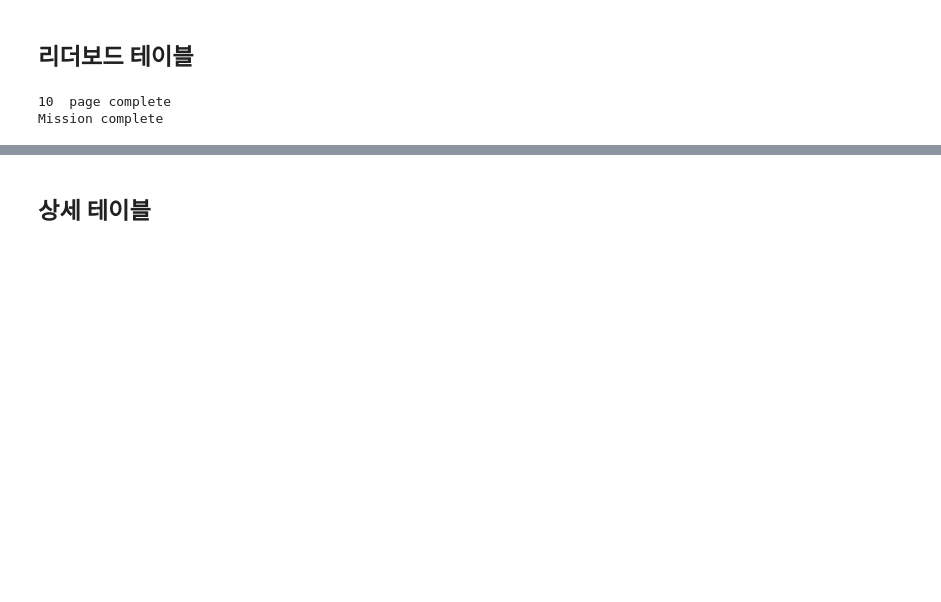
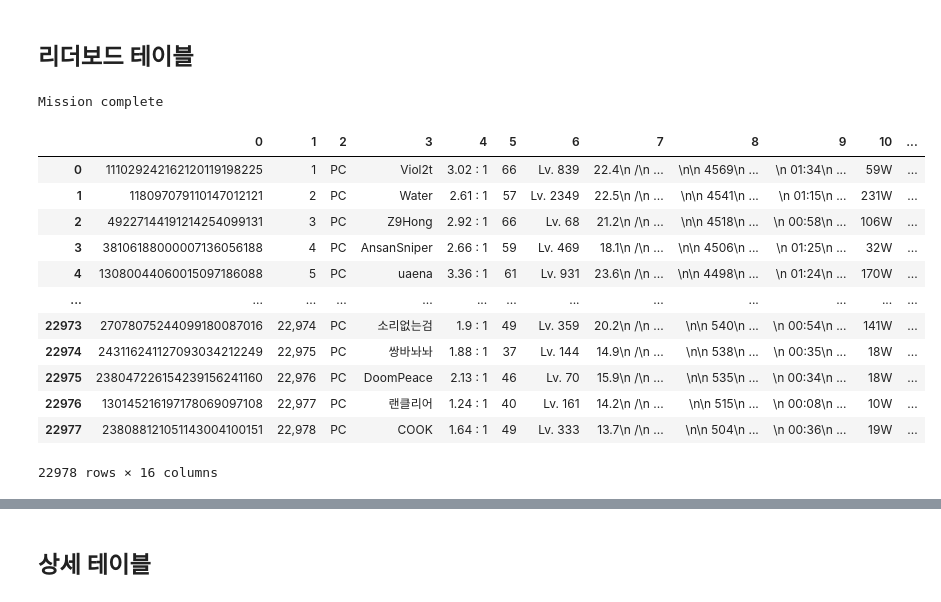
Before and after one commit to gagip/Overwatch, a Jupyter notebook: overwatch rank_add detail.ipynb, the cells around one changed output, grey strips where cells are left out. Drawn from its saved outputs; the diff is of its cells as text; code cells hidden in the pictures; blank space fills up the shorter version.

```diff
--- a/overwatch rank_add detail.ipynb
+++ b/overwatch rank_add detail.ipynb
@@ -14,6 +14,12 @@ from IPython.display import clear_output
 # %% [markdown]
 ## 리더보드 테이블
 # %%
+# hyper parameter
+minimum = 1
+maximum = 253
+
+
+
 data = []
 
 def find_tag(tag, class1):
@@ -22,7 +28,7 @@ def find_tag(tag, class1):
         row.append(result.get_text())
     else: row.append(-1)
 
-for page in range(1,224):
+for page in range(minimum, maximum):
 
     url = 'https://overwatch.op.gg/leaderboards?platform=pc&role_id=0&page={}'.format(page)
     resp = requests.get(url)
@@ -33,7 +39,7 @@ for page in range(1,224):
     table = soup.find('table', class_='LeaderBoardsTable')
 
     # tag
-    for tr in table.find('tbody').find_all('tr'):
+    for tr in table.find('tbody').find_all('tr', {'data-uid':True}):
         row = []
         # data base id
         row.append(tr['data-uid'])
@@ -42,33 +48,46 @@ for page in range(1,224):
             row.append(span.get_text())
         # 플레이어, K/D, 승률
         for b in tr.find_all('b'):
             row.append(b.get_text())
         # 레벨, 상세 K/D
         for em in tr.find_all('em'):
             row.append(em.get_text().strip())
         # 점수
         find_tag('td', 'ContentCell ContentCell-SkillRating')
         #  폭주 시간
         find_tag('td', 'ContentCell ContentCell-AvgFire')
         # 승
         find_tag('div', 'Win')
         # 패
         find_tag('div', 'Lose')
         # 플레이 시간
         find_tag('td', 'ContentCell ContentCell-PlayTime')
         # 모스트 영웅
         for heros in tr.find_all('td', class_='ContentCell ContentCell-MostHeros'):
             for hero in heros.find_all('img', alt=True): # 모스트 영웅은 img로 되어 있다.
                 row.append(hero['alt'])
 
         # 하나의 행을 data에 축적
         data.append(row)
 
     # 진행사항 출력
-    if page % 10 == 0:
-        print(page, " page complete")
+    print("{} / {} page complete".format(page, maximum))
+    clear_output(wait=True)
 print("Mission complete")
 df = pd.DataFrame(data)
+df
 # %% [output]
-10  page complete
 Mission complete
+|  | 0 | 1 | 2 | 3 | 4 | 5 | 6 | 7 | 8 | 9 | 10 | ... |
+| 0 | 111029242162120119198225 | 1 | PC | Viol2t | 3.02 : 1 | 66 | Lv. 839 | 22.4\n /\n ... | \n\n 4569\n ... | \n 01:34\n ... | 59W | ... |
+| 1 | 118097079110147012121 | 2 | PC | Water | 2.61 : 1 | 57 | Lv. 2349 | 22.5\n /\n ... | \n\n 4541\n ... | \n 01:15\n ... | 231W | ... |
+| 2 | 49227144191214254099131 | 3 | PC | Z9Hong | 2.92 : 1 | 66 | Lv. 68 | 21.2\n /\n ... | \n\n 4518\n ... | \n 00:58\n ... | 106W | ... |
+| 3 | 38106188000007136056188 | 4 | PC | AnsanSniper | 2.66 : 1 | 59 | Lv. 469 | 18.1\n /\n ... | \n\n 4506\n ... | \n 01:25\n ... | 32W | ... |
+| 4 | 13080044060015097186088 | 5 | PC | uaena | 3.36 : 1 | 61 | Lv. 931 | 23.6\n /\n ... | \n\n 4498\n ... | \n 01:24\n ... | 170W | ... |
+| ... | ... | ... | ... | ... | ... | ... | ... | ... | ... | ... | ... | ... |
+| 22973 | 27078075244099180087016 | 22,974 | PC | 소리없는검 | 1.9 : 1 | 49 | Lv. 359 | 20.2\n /\n ... | \n\n 540\n ... | \n 00:54\n ... | 141W | ... |
+| 22974 | 243116241127093034212249 | 22,975 | PC | 쌍바놔놔 | 1.88 : 1 | 37 | Lv. 144 | 14.9\n /\n ... | \n\n 538\n ... | \n 00:35\n ... | 18W | ... |
+| 22975 | 238047226154239156241160 | 22,976 | PC | DoomPeace | 2.13 : 1 | 46 | Lv. 70 | 15.9\n /\n ... | \n\n 535\n ... | \n 00:34\n ... | 18W | ... |
+| 22976 | 130145216197178069097108 | 22,977 | PC | 랜클리어 | 1.24 : 1 | 40 | Lv. 161 | 14.2\n /\n ... | \n\n 515\n ... | \n 00:08\n ... | 10W | ... |
+| 22977 | 238088121051143004100151 | 22,978 | PC | COOK | 1.64 : 1 | 49 | Lv. 333 | 13.7\n /\n ... | \n\n 504\n ... | \n 00:36\n ... | 19W | ... |
+22978 rows × 16 columns
```
Also changed, not shown: parts of 24 cells of this notebook, 2 other files.
